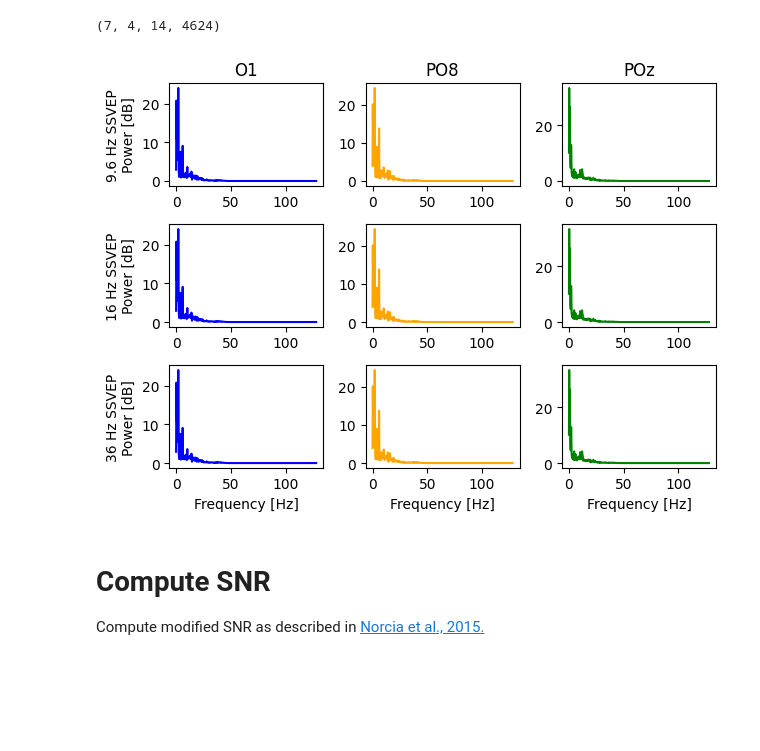
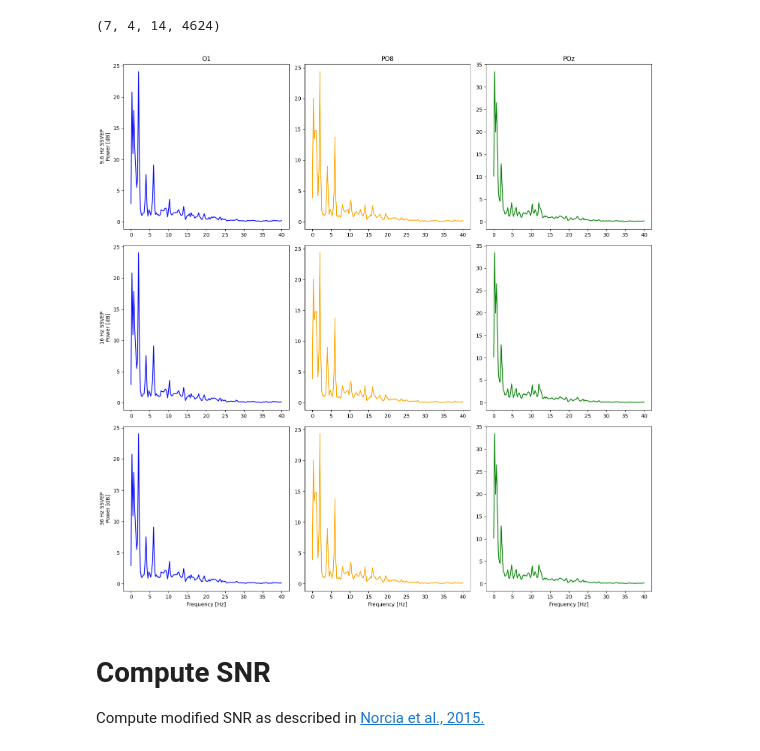
Before and after one commit to kirtonBCIlab/easy-on-the-eyes, a Jupyter notebook: eeg_snr_batch.ipynb, the cells around one changed output. Drawn from its saved outputs; the diff is of its cells as text; code cells hidden in the pictures; blank space fills up the shorter version.

Commit message:
Added max freq

```diff
--- a/eeg_snr_batch.ipynb
+++ b/eeg_snr_batch.ipynb
@@ -159,41 +159,44 @@ file_to_plot = 0  # Index of the file to be plotted
 trial_to_plot = 0  # Index of the trial to be plotted
 stimulus_type = 0  # Index of the stimulus type
 plot_channels = ['O1', 'PO8', 'POz']  # List of channel names
+max_freq = 40  # Maximum frequency to be plotted
 colors = ['blue', 'orange', 'green']
 
 # Create a 3 by 3 subfigure matrix
-fig, axes = plt.subplots(3, 3)
+# CHANGE FIGSIZE TO ADJUST SIZE OF PLOT
+fig, axes = plt.subplots(3, 3, figsize=(15, 15))
 
 # Iterate over the rows (stimulus frequency)
 for row in range(3):
     # Iterate over the columns (channel names)
     for col in range(3):
         # Get the index of the channel name
         channel_index = eeg_stream.ch_names.index(plot_channels[col])
+        freq_mask = eeg_f[file_to_plot] <= max_freq
 
         # Plot the eeg_pxx for the selected stimulus type and channel
         axes[row, col].plot(
-            eeg_f[file_to_plot],
-            eeg_pxx[file_to_plot][stimulus_type, trial_to_plot, channel_index, :],
+            eeg_f[file_to_plot][freq_mask],
+            eeg_pxx[file_to_plot][stimulus_type, trial_to_plot, channel_index, freq_mask],
             color=colors[col])
 
 axes[0,0].set_title(plot_channels[0])
 axes[0,1].set_title(plot_channels[1])
 axes[0,2].set_title(plot_channels[2])
 axes[2,0].set_xlabel("Frequency [Hz]")
 axes[2,1].set_xlabel("Frequency [Hz]")
 axes[2,2].set_xlabel("Frequency [Hz]")
 axes[0,0].set_ylabel("9.6 Hz SSVEP\nPower [dB]")
 axes[1,0].set_ylabel("16 Hz SSVEP\nPower [dB]")
 axes[2,0].set_ylabel("36 Hz SSVEP\nPower [dB]")
 
 # Adjust the spacing between subplots
 plt.tight_layout()
 
 # Show the plot
 plt.show()
 # %% [output]
-[figure, old version]
+[figure, new version]
 # %% [markdown]
 # Compute SNR
 
```
